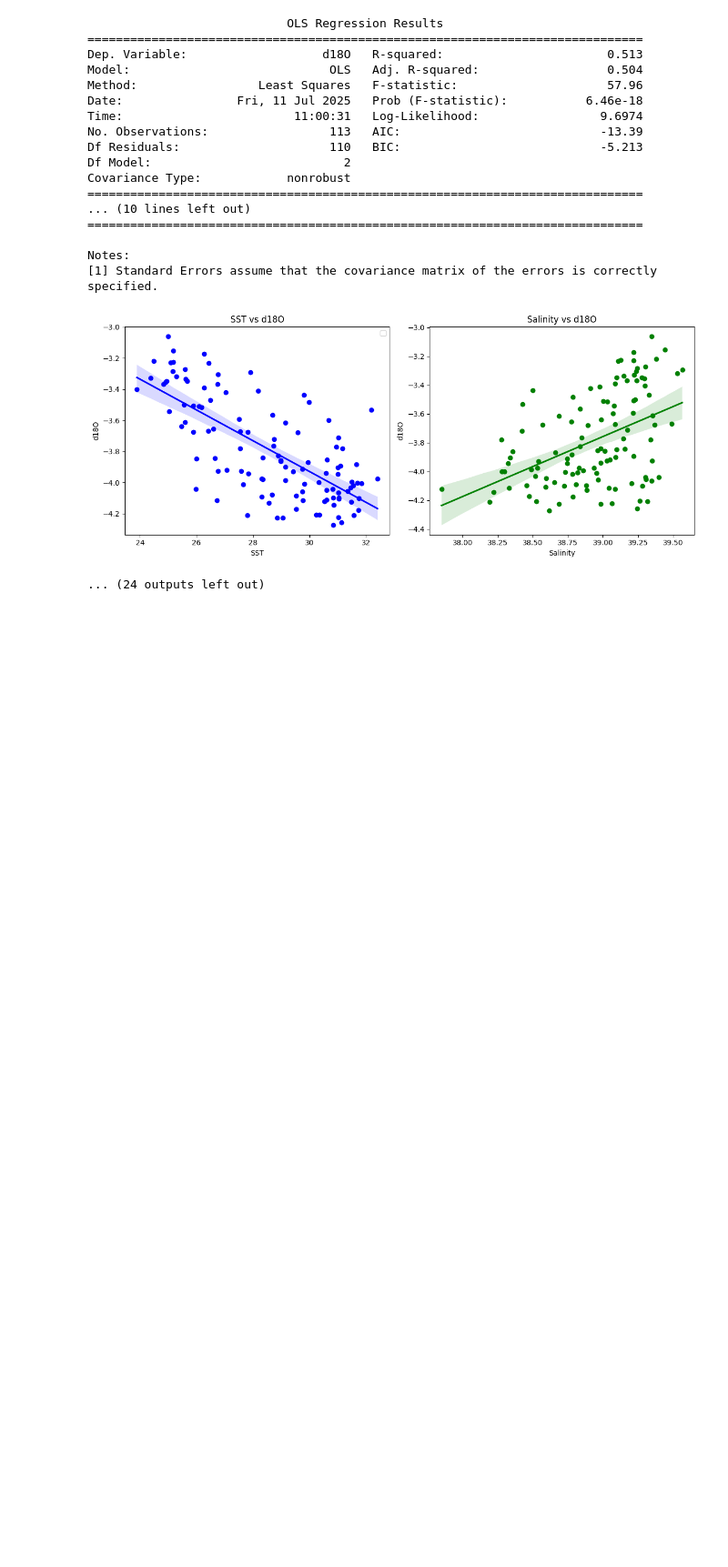
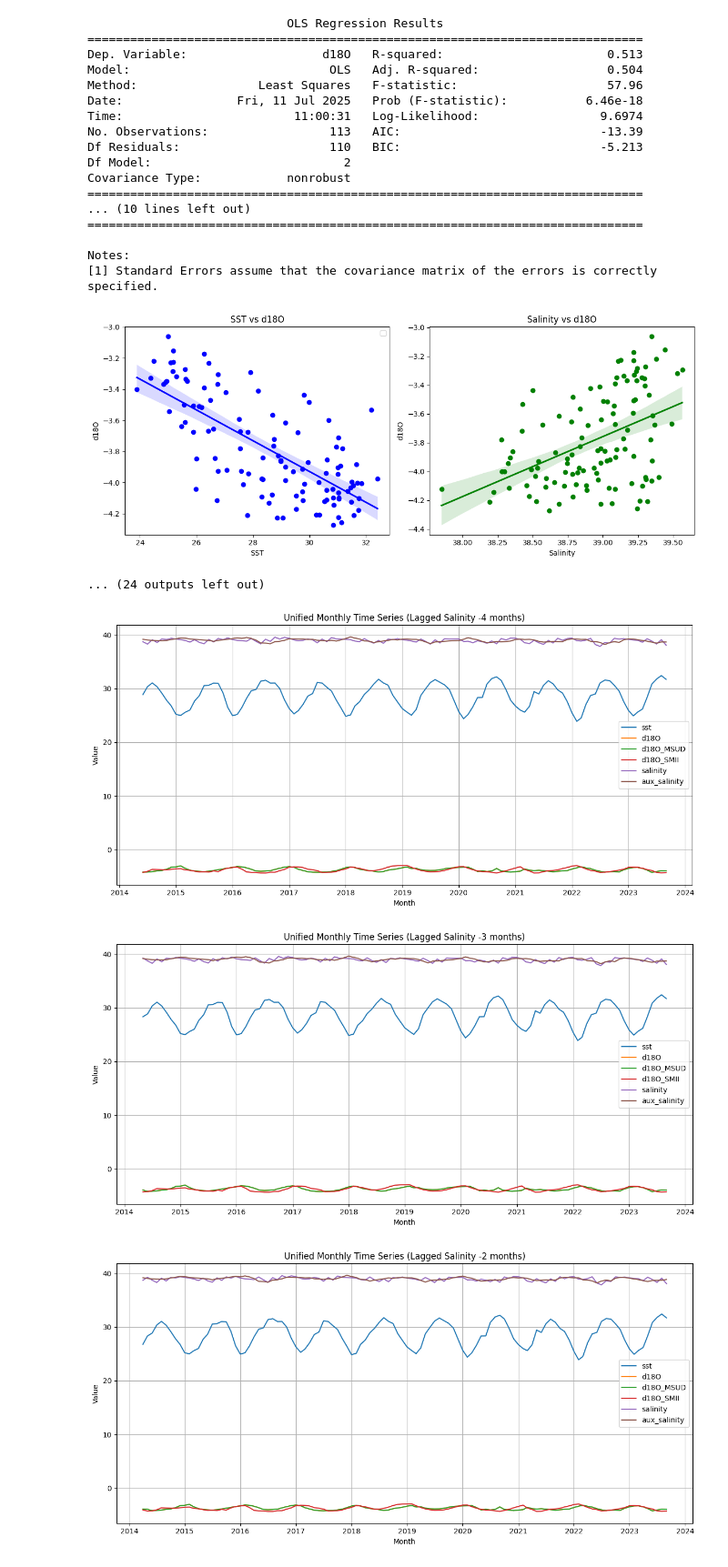
Before and after one commit to Equite774/CobbLab, a Jupyter notebook: d18O_correlation/correlation.ipynb, the cells around one changed output. Shown at 91% size. Saved outputs shown, nothing was run; the diff lists cells and outputs as text; code cells hidden in the pictures; blank space fills up the shorter version.

Commit message:
lagged aux salinity analysis

```diff
--- a/d18O_correlation/correlation.ipynb
+++ b/d18O_correlation/correlation.ipynb
@@ -293,3 +293,35 @@ Notes:
 [1] Standard Errors assume that the covariance matrix of the errors is correctly specified.
 [figure]
 ... (24 outputs left out)
+# %%
+# Create lagged features for aux salinity
+dataframes = {}
+for i in range(-4, 5):
+    if i != 0:
+        copy = df.copy()
+        copy['aux_salinity'] = df['aux_salinity'].shift(-i).fillna(method='ffill')
+        copy = copy.dropna(subset=['d18O', 'sst', 'aux_salinity'])
+        dataframes[i] = copy
+# %%
+# Graph the lagged features on the same plot
+for i in range(-4, 5):
+    if i == 0:
+        lagged_df = df
+    else:
+        lagged_df = dataframes[i]
+    plt.figure(figsize=(12, 6))
+    for col in df.columns:
+        if col != "month":
+            plt.plot(lagged_df["month"], lagged_df[col], label=col)
+
+    plt.title("Unified Monthly Time Series (Lagged Salinity " + str(i) + " months)")
+    plt.xlabel("Month")
+    plt.ylabel("Value")
+    plt.legend()
+    plt.grid(True)
+    plt.tight_layout()
+plt.show()
+# %% [output]
+[figure, added]
+[figure, added]
+[figure, added]
```
Also changed, not shown: parts of 2 cells of this notebook.
